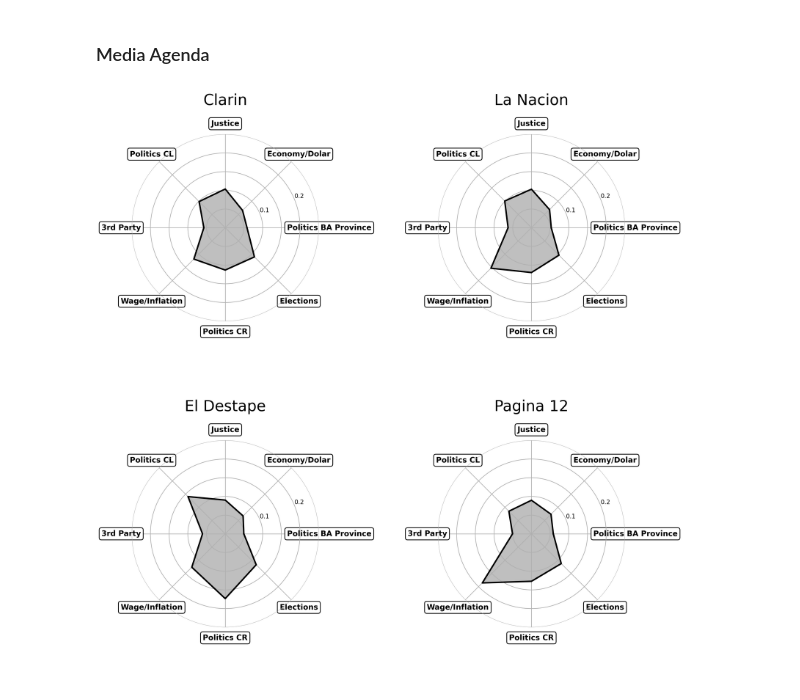
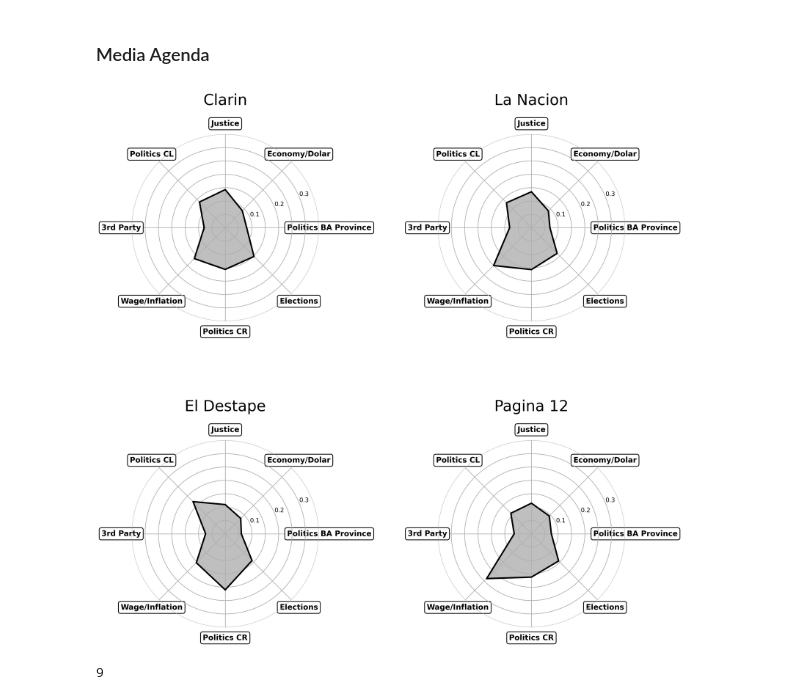
Before and after one commit to spinto88/SocialMediaBiasAndPolarization, a Jupyter notebook: TopicAnalysis.ipynb, the cells around one changed output. Drawn from its saved outputs; the diff is of its cells as text; code cells hidden in the pictures.

```diff
--- a/TopicAnalysis.ipynb
+++ b/TopicAnalysis.ipynb
@@ -77,8 +77,8 @@ def radar_plot(distribution, topic_names, color, ax, label):
     ax.fill(angles, distribution, color=color, alpha=0.25)
 
     # Mejorar el gráfico
-    ax.set_yticks([0.00, 0.05, 0.10, 0.15, 0.20, 0.25])
-    ax.set_yticklabels(['', '', 0.10, '', 0.20, ''], fontsize = 8)
+    ax.set_yticks([0.00, 0.05, 0.10, 0.15, 0.20, 0.25, 0.30, 0.35])
+    ax.set_yticklabels(['', '', 0.10, '', 0.20, '', 0.30, ''], fontsize = 8)
     ax.set_xticks(angles[:-1])
     ax.set_xticklabels(topic_names, bbox = dict(boxstyle="round", ec="black", fc="white", alpha=1), fontweight = 'bold', color = 'black', alpha = 1.00)
     ax.set_title(label, size = 20, pad = 20, loc = 'center')
@@ -98,23 +98,28 @@ topic_names = ['Politics BA Province', 'Economy/Dolar', 'Justice', 'Politics CL'
 # %%
 # Uso de la función
 # Crear una figura
 fig, ax = plt.subplots(figsize=(12, 12), ncols=2, nrows=2, subplot_kw=dict(polar=True), dpi = 300)
 
 coordinates = {'Clarin': [0,0], 'La Nacion': [0, 1], 'El Destape': [1,0], 'Pagina 12': [1, 1]}
 
 for outlet in ['Clarin', 'La Nacion', 'El Destape', 'Pagina 12']:
 
     i, j = coordinates[outlet]
 
     media_agenda = data[data.outlet == outlet][[f'T{k}' for k in range(8)]].mean(axis = 0).to_list()
+    media_agenda = list(np.array(media_agenda) / np.sum(media_agenda))
 
     radar_plot(distribution=media_agenda, topic_names=topic_names[:len(media_agenda)], color='black', ax=ax[i,j], label=outlet)
 
     # Añadir una leyenda
     # ax[i,j].legend(loc='upper right', bbox_to_anchor=(1.1, 1.1))
 
 plt.tight_layout(pad = 5)
 plt.savefig('New_figure4.pdf')
 plt.show()
 # %% [output]
-[figure, old version]
+[figure, new version]
+# %%
+len(media_agenda)
+# %% [output]
+9
```
Also changed, not shown: 2 other files.
